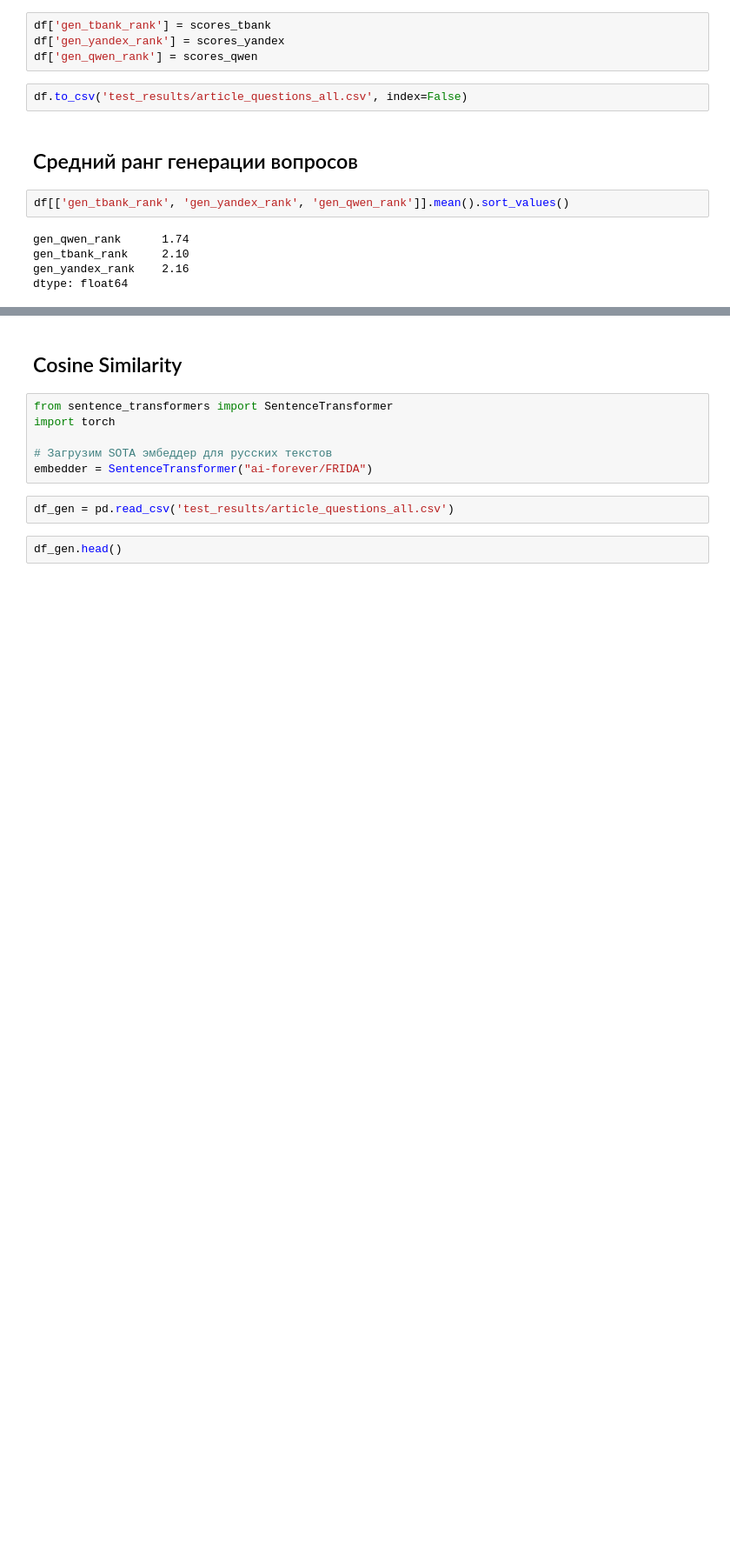
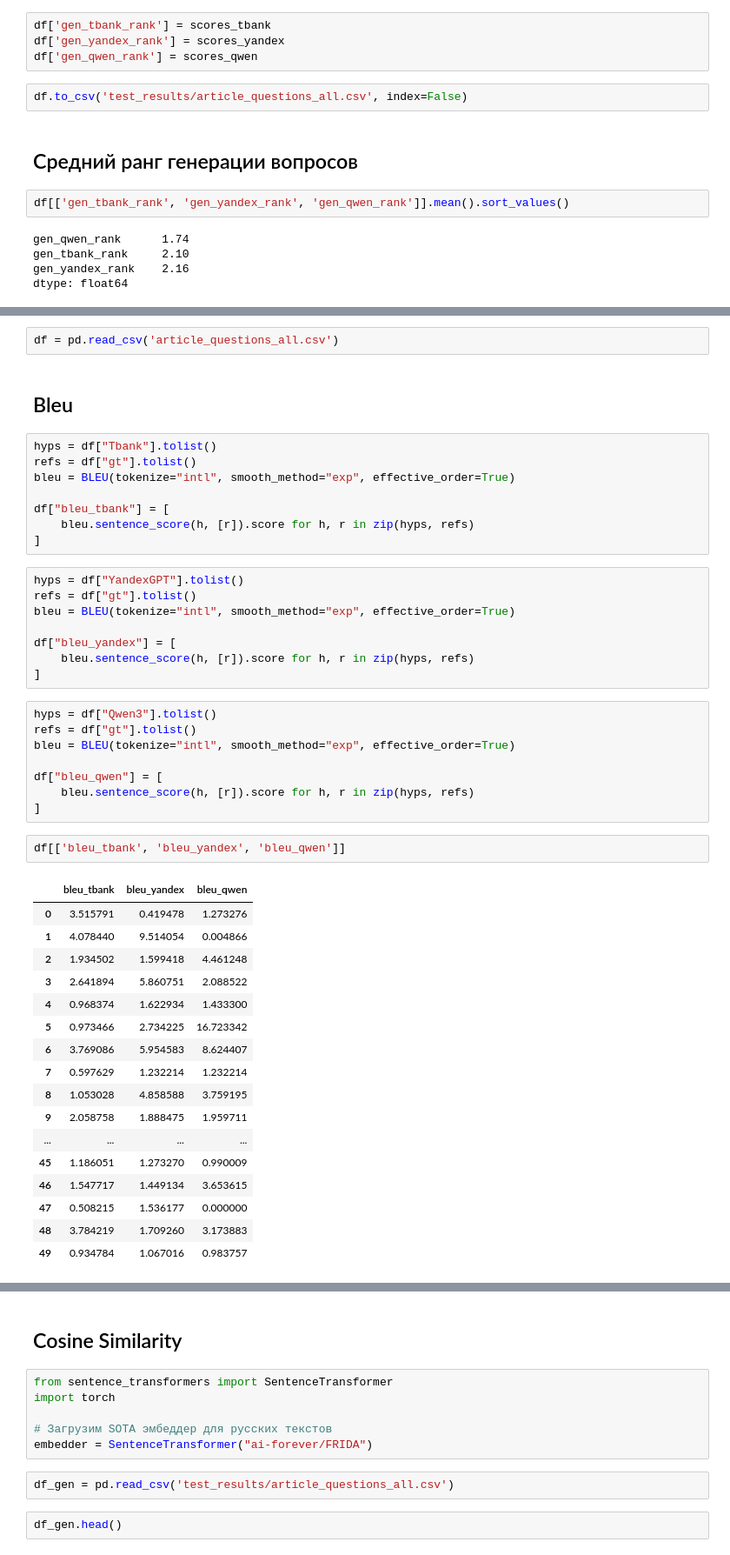
Before and after one commit to malyushitsky/diploma, a Jupyter notebook: test_results/test_models.ipynb, the cells around one changed output, grey strips where cells are left out. Shown: that part at 87% size. Cells and saved outputs as stored; diff of their text form; blank space fills up the shorter version.

Commit message:
add BLEU, ROUGE

```diff
--- a/test_results/test_models.ipynb
+++ b/test_results/test_models.ipynb
@@ -3052,0 +3388,48 @@ dtype: float64
+# %%
+df = pd.read_csv('article_questions_all.csv')
+# %% [markdown]
+## Bleu
+# %%
+hyps = df["Tbank"].tolist()
+refs = df["gt"].tolist()
+bleu = BLEU(tokenize="intl", smooth_method="exp", effective_order=True)
+
+df["bleu_tbank"] = [
+    bleu.sentence_score(h, [r]).score for h, r in zip(hyps, refs)
+]
+# %%
+hyps = df["YandexGPT"].tolist()
+refs = df["gt"].tolist()
+bleu = BLEU(tokenize="intl", smooth_method="exp", effective_order=True)
+
+df["bleu_yandex"] = [
+    bleu.sentence_score(h, [r]).score for h, r in zip(hyps, refs)
+]
+# %%
+hyps = df["Qwen3"].tolist()
+refs = df["gt"].tolist()
+bleu = BLEU(tokenize="intl", smooth_method="exp", effective_order=True)
+
+df["bleu_qwen"] = [
+    bleu.sentence_score(h, [r]).score for h, r in zip(hyps, refs)
+]
+# %%
+df[['bleu_tbank', 'bleu_yandex', 'bleu_qwen']]
+# %% [output]
+|  | bleu_tbank | bleu_yandex | bleu_qwen |
+| 0 | 3.515791 | 0.419478 | 1.273276 |
+| 1 | 4.078440 | 9.514054 | 0.004866 |
+| 2 | 1.934502 | 1.599418 | 4.461248 |
+| 3 | 2.641894 | 5.860751 | 2.088522 |
+| 4 | 0.968374 | 1.622934 | 1.433300 |
+| 5 | 0.973466 | 2.734225 | 16.723342 |
+| 6 | 3.769086 | 5.954583 | 8.624407 |
+| 7 | 0.597629 | 1.232214 | 1.232214 |
+| 8 | 1.053028 | 4.858588 | 3.759195 |
+| 9 | 2.058758 | 1.888475 | 1.959711 |
+| ... | ... | ... | ... |
+| 45 | 1.186051 | 1.273270 | 0.990009 |
+| 46 | 1.547717 | 1.449134 | 3.653615 |
+| 47 | 0.508215 | 1.536177 | 0.000000 |
+| 48 | 3.784219 | 1.709260 | 3.173883 |
+| 49 | 0.934784 | 1.067016 | 0.983757 |
```
Also changed, not shown: parts of 59 cells of this notebook.
